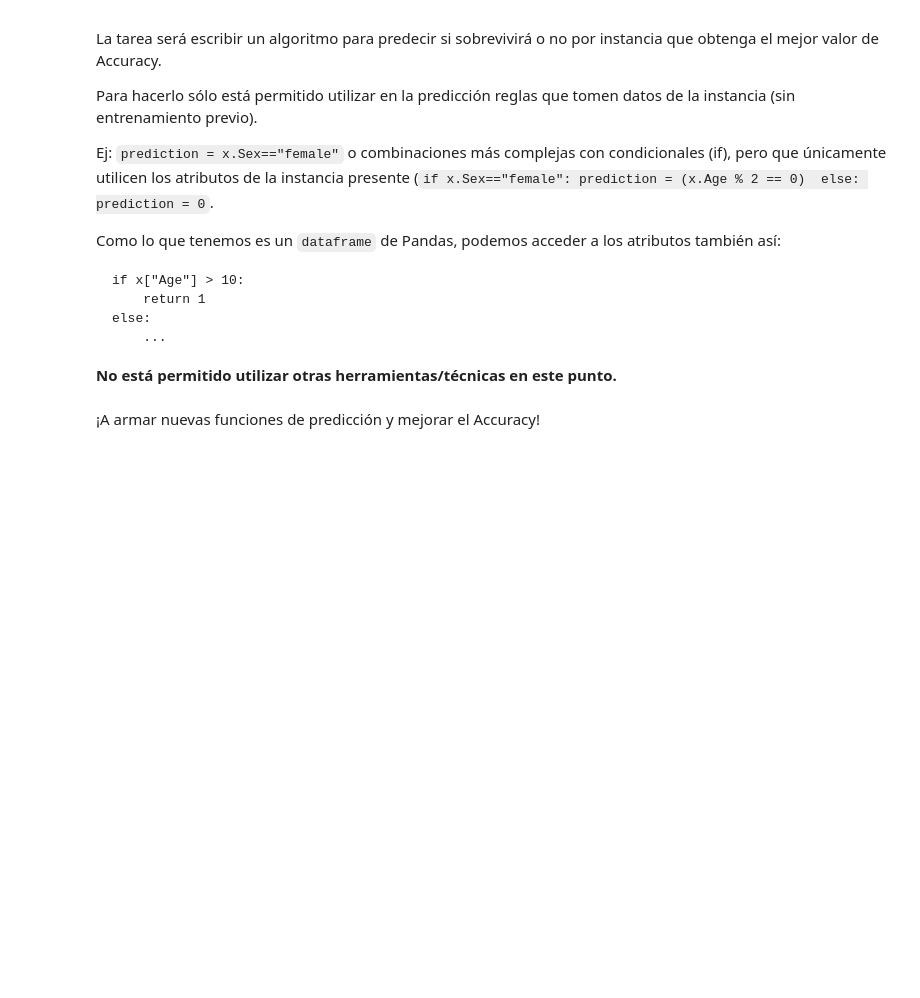
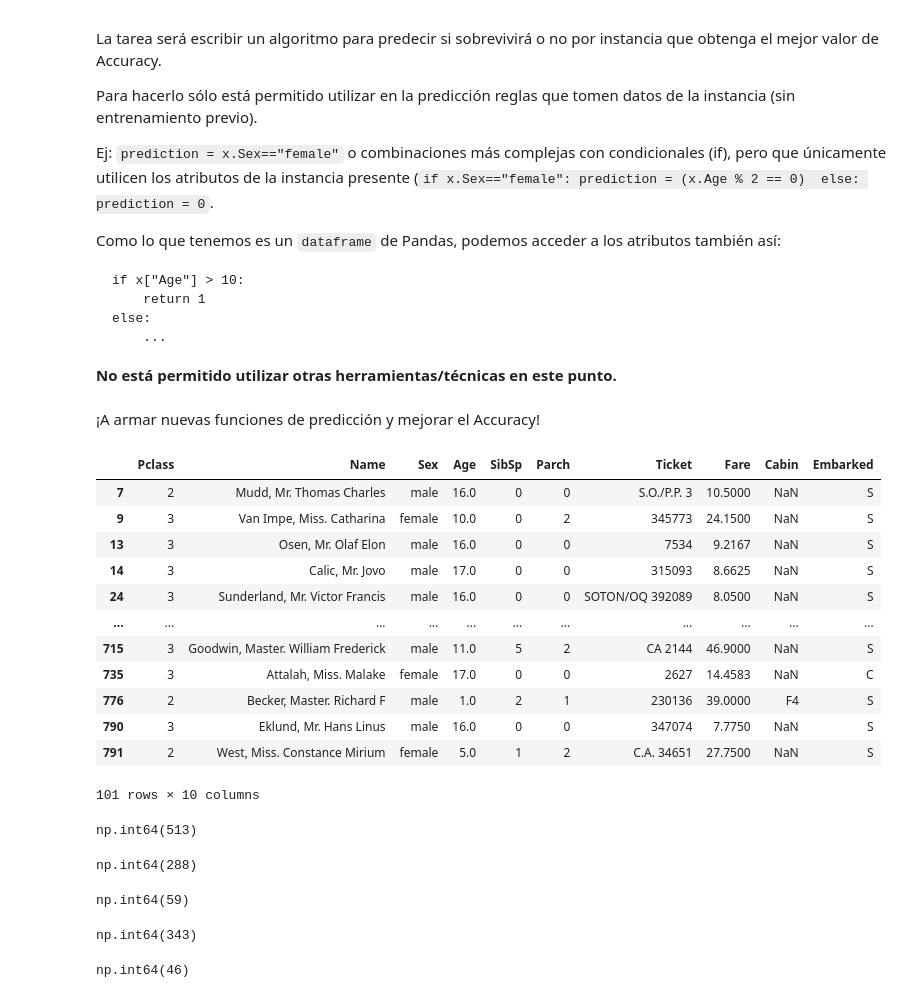
Before and after one commit to tusar-verma/Machine-learning-2c2026, a Jupyter notebook: notebooks/notebook_02_titanic-published.ipynb, the cells around one changed output. Saved outputs shown, nothing was run; the diff lists cells and outputs as text; code cells hidden in the pictures; blank space fills up the shorter version.

```diff
--- a/notebooks/notebook_02_titanic-published.ipynb
+++ b/notebooks/notebook_02_titanic-published.ipynb
@@ -194,0 +217,36 @@ def predict_instance(x: pd.Series):
+# %%
+X[(X.Age < 18)]
+# %% [output]
+|  | Pclass | Name | Sex | Age | SibSp | Parch | Ticket | Fare | Cabin | Embarked |
+| 7 | 2 | Mudd, Mr. Thomas Charles | male | 16.0 | 0 | 0 | S.O./P.P. 3 | 10.5000 | NaN | S |
+| 9 | 3 | Van Impe, Miss. Catharina | female | 10.0 | 0 | 2 | 345773 | 24.1500 | NaN | S |
+| 13 | 3 | Osen, Mr. Olaf Elon | male | 16.0 | 0 | 0 | 7534 | 9.2167 | NaN | S |
+| 14 | 3 | Calic, Mr. Jovo | male | 17.0 | 0 | 0 | 315093 | 8.6625 | NaN | S |
+| 24 | 3 | Sunderland, Mr. Victor Francis | male | 16.0 | 0 | 0 | SOTON/OQ 392089 | 8.0500 | NaN | S |
+| ... | ... | ... | ... | ... | ... | ... | ... | ... | ... | ... |
+| 715 | 3 | Goodwin, Master. William Frederick | male | 11.0 | 5 | 2 | CA 2144 | 46.9000 | NaN | S |
+| 735 | 3 | Attalah, Miss. Malake | female | 17.0 | 0 | 0 | 2627 | 14.4583 | NaN | C |
+| 776 | 2 | Becker, Master. Richard F | male | 1.0 | 2 | 1 | 230136 | 39.0000 | F4 | S |
+| 790 | 3 | Eklund, Mr. Hans Linus | male | 16.0 | 0 | 0 | 347074 | 7.7750 | NaN | S |
+| 791 | 2 | West, Miss. Constance Mirium | female | 5.0 | 1 | 2 | C.A. 34651 | 27.7500 | NaN | S |
+101 rows × 10 columns
+# %%
+(X["Sex"] == "male").sum()
+# %% [output]
+np.int64(513)
+# %%
+(X["Sex"] == "female").sum()
+# %% [output]
+np.int64(288)
+# %%
+(X["Age"] < 13).sum()
+# %% [output]
+np.int64(59)
+# %%
+(X["Fare"] > 20).sum()
+# %% [output]
+np.int64(343)
+# %%
+((X["Sex"] == "female") & (X["Age"] > 40)).sum()
+# %% [output]
+np.int64(46)
```
Also changed, not shown: parts of 9 cells of this notebook.
